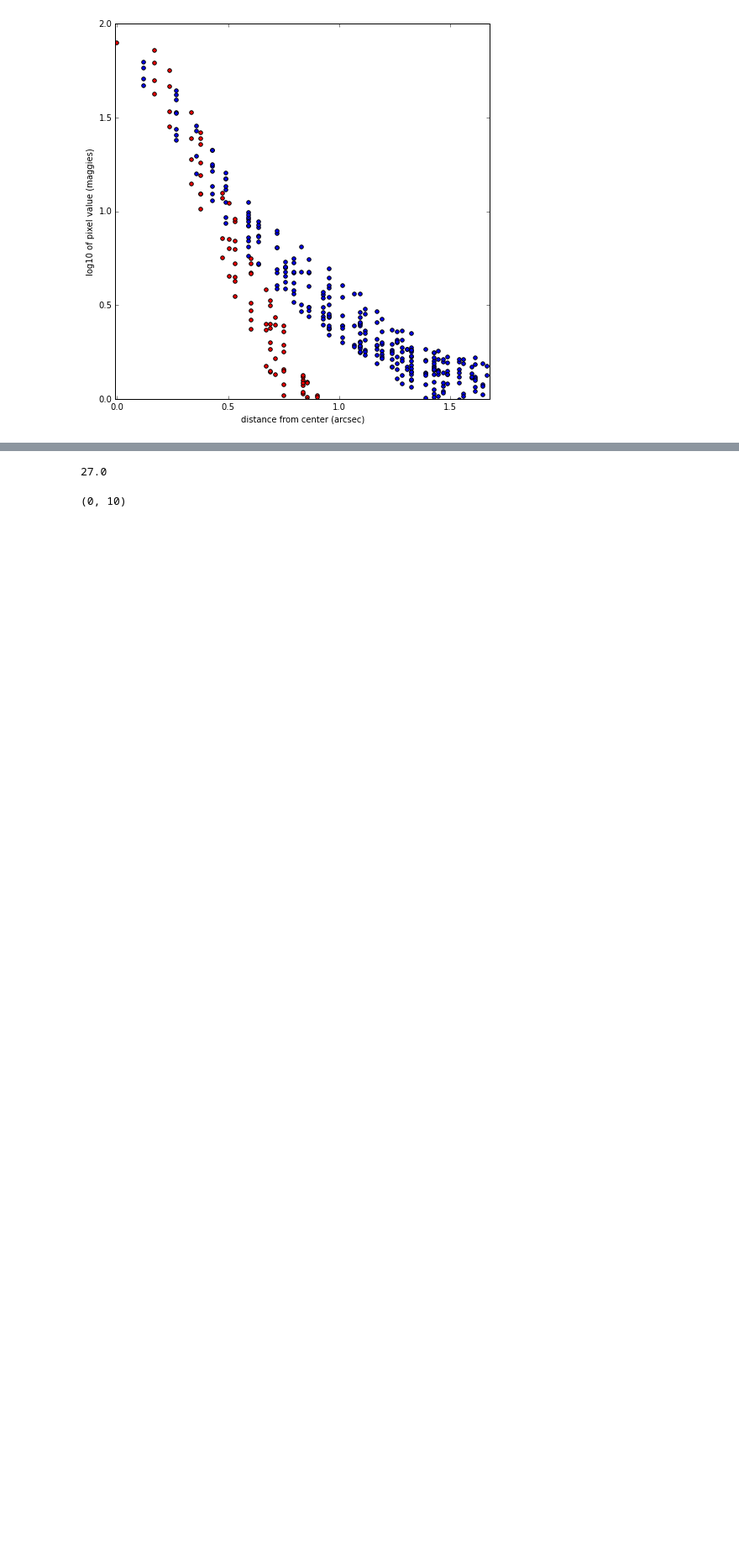
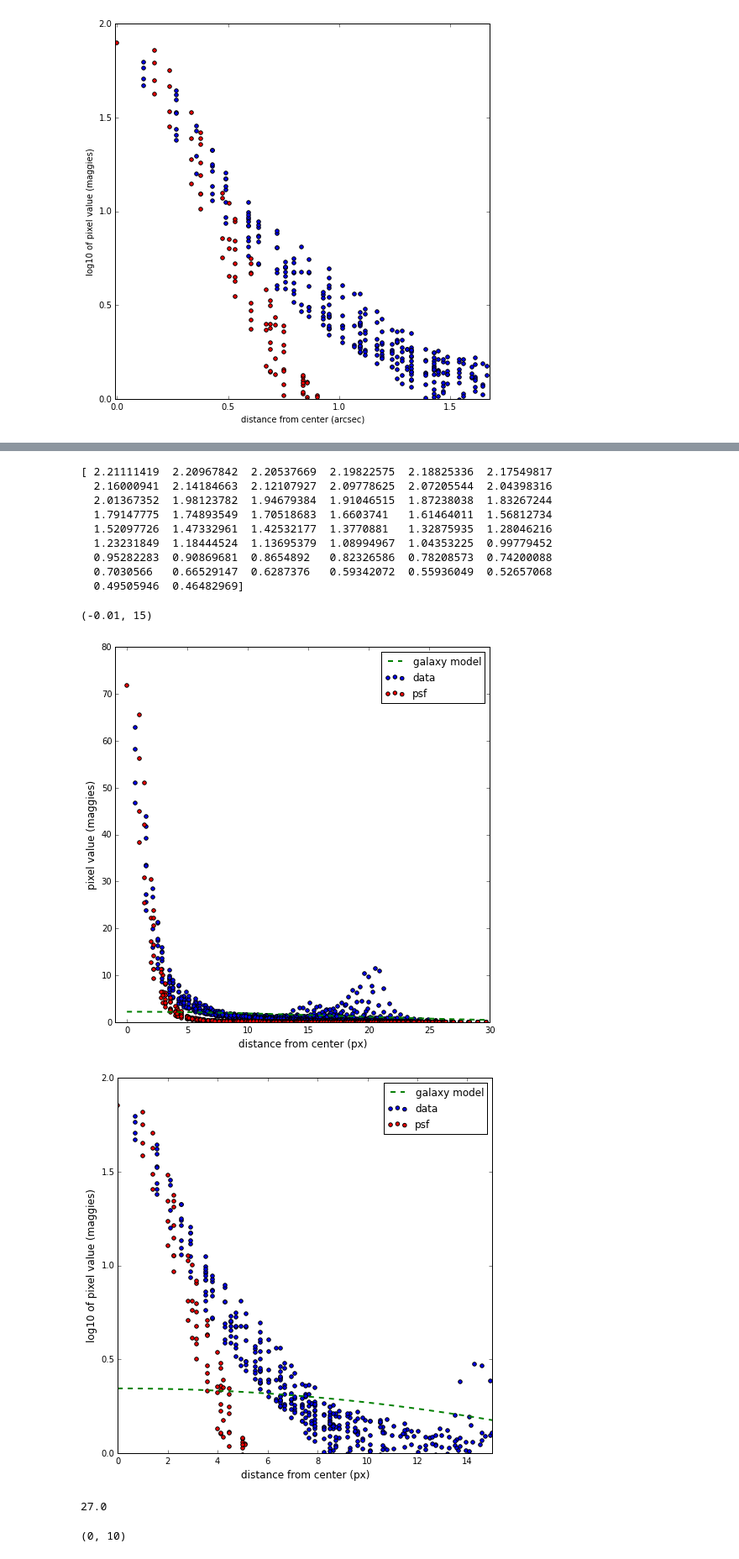
Before and after one commit to katelynneese/Senior-Thesis, a Jupyter notebook: Image Processing.ipynb, the cells around one changed output, grey strips where cells are left out. Shown at 84% size. Cells and saved outputs as stored; diff of their text form; code cells hidden in the pictures; blank space fills up the shorter version.

```diff
--- a/Image Processing.ipynb
+++ b/Image Processing.ipynb
@@ -124,3 +281,58 @@ pylab.xlim([-.01, 10 * .168]) # 10 pixels
+# %%
+# Max pixel = 20 due to weighting from other objects in the photo?
+# are they affecting the graph too much?
+
+
+A = 906.563628163
+B =  1.10555729609
+b_n = 0.693147
+n = 0.5
+re = 20.0
+r = np.linspace(0, 30, 50)
+galaxy = B * np.e**(- b_n * ((r / re)**(1 / n) - 1))
+
+print galaxy
+
+
+
+pylab.figure(figsize=(8,8))
+plt.scatter(d, smallerIm, label='data')    # changed to scatter from plot
+plt.scatter(d_psf, psf *  A, c = 'red', label='psf')
+plt.plot(r, galaxy, 'g--', linewidth=2.0, label='galaxy model')
+plt.legend()
+pylab.xlabel('distance from center (px)', size = 12)
+pylab.ylabel('pixel value (maggies)', size = 12)
+pylab.ylim([0, 80])
+pylab.xlim([-1, 30]) # 30 pixels
+
+#print psf
+#print smallerIm
+
+pylab.figure(figsize=(8,8))
+plt.scatter(d, np.log10(smallerIm), label = 'data')    # changed to scatter from plot
+plt.scatter(d_psf, np.log10(psf *  A), c = 'red', label = 'psf')
+plt.plot(r, np.log10(galaxy), 'g--', linewidth=2.0, label = 'galaxy model')
+plt.legend()
+pylab.xlabel('distance from center (px)', size= 12)
+pylab.ylabel('log10 of pixel value (maggies)', size = 12)
+pylab.ylim([0, 2])
+pylab.xlim([-.01, 15]) # 10 pixels
+
+#print smallerIm
+#print d
+# %% [output]
+[ 2.21111419  2.20967842  2.20537669  2.19822575  2.18825336  2.17549817
+  2.16000941  2.14184663  2.12107927  2.09778625  2.07205544  2.04398316
+  2.01367352  1.98123782  1.94679384  1.91046515  1.87238038  1.83267244
+  1.79147775  1.74893549  1.70518683  1.6603741   1.61464011  1.56812734
+  1.52097726  1.47332961  1.42532177  1.3770881   1.32875935  1.28046216
+  1.23231849  1.18444524  1.13695379  1.08994967  1.04353225  0.99779452
+  0.95282283  0.90869681  0.8654892   0.82326586  0.78208573  0.74200088
+  0.7030566   0.66529147  0.6287376   0.59342072  0.55936049  0.52657068
+  0.49505946  0.46482969]
+(-0.01, 15)
+[figure, added]
+[figure, added]
 # %%
 # convert from maggies to magnitudes
 # 27.0 is average for HSC- find exact value for this image
```
Also changed, not shown: parts of 6 cells of this notebook.
